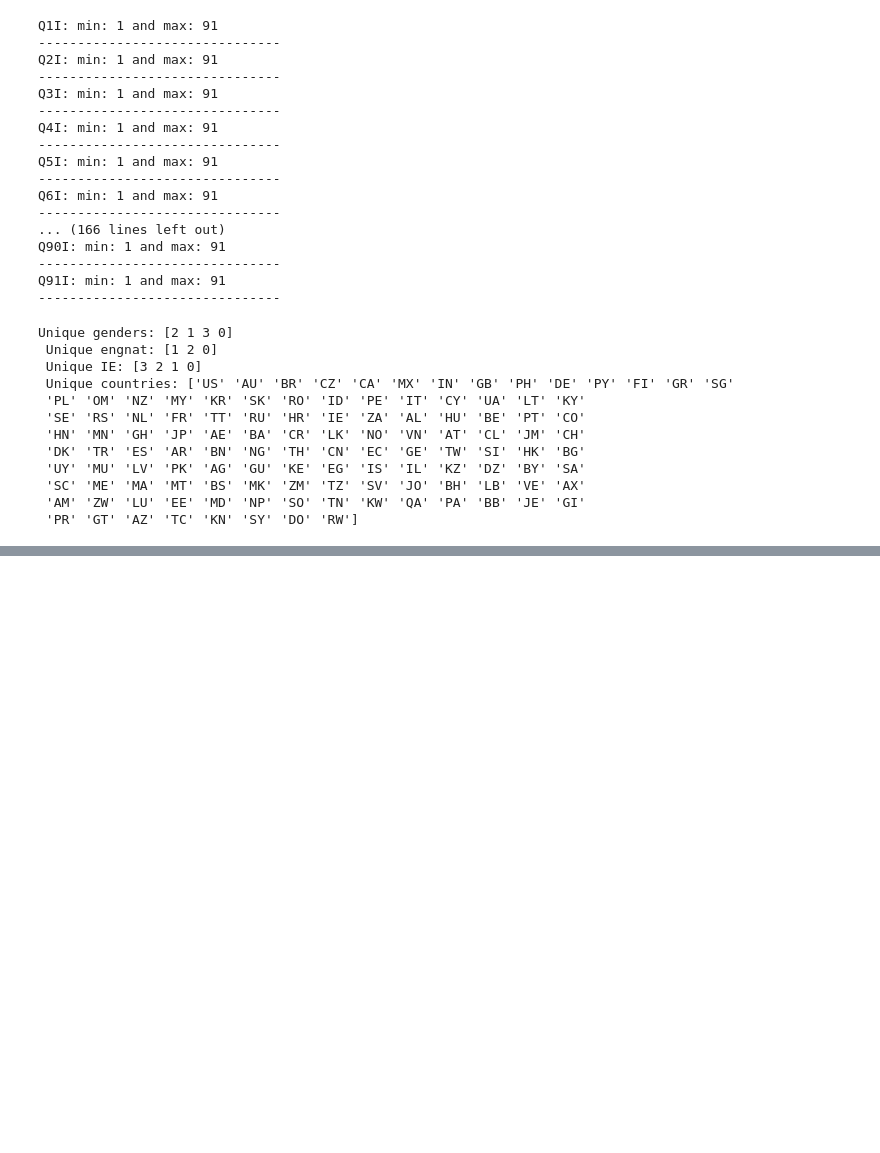
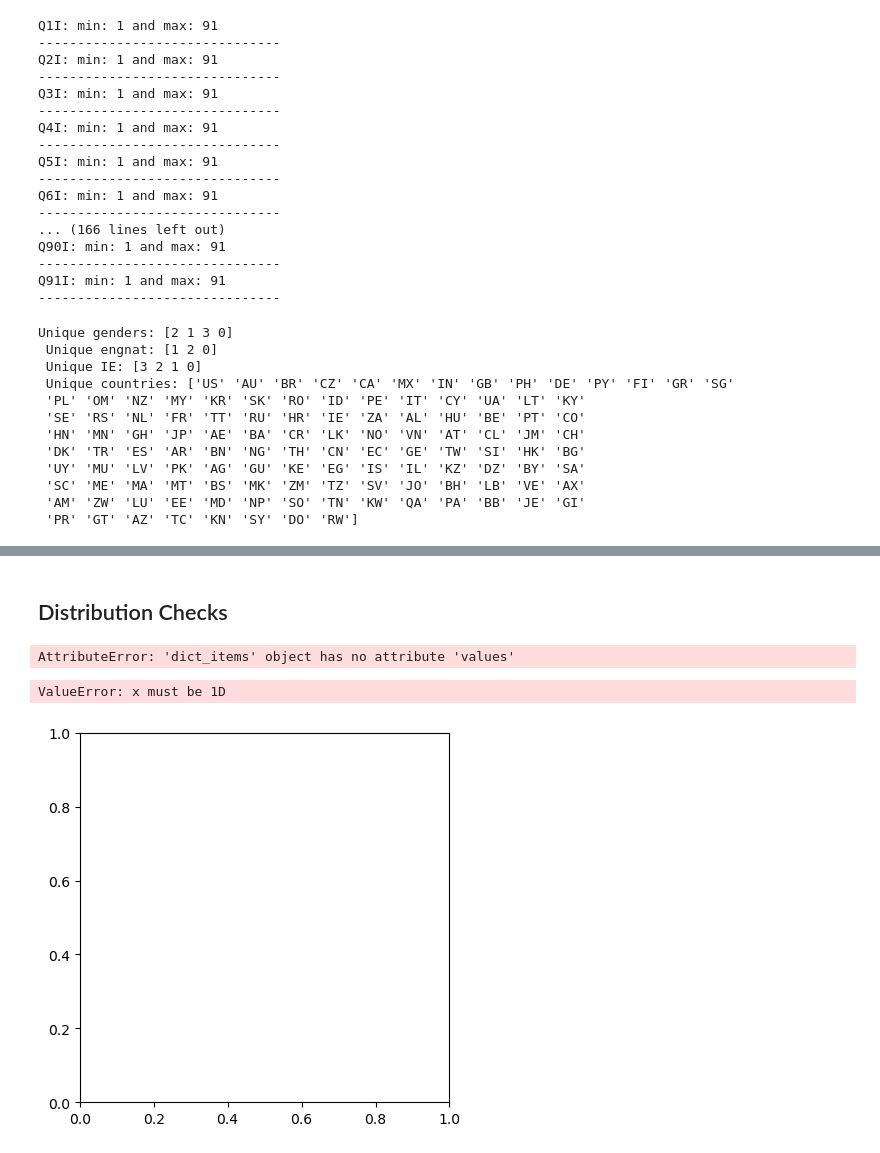
Before and after one commit to mohona-roy/introversion-extraversion-classification, a Jupyter notebook: Code.ipynb, the cells around one changed output, grey strips where cells are left out. Cells and saved outputs as stored; diff of their text form; code cells hidden in the pictures; blank space fills up the shorter version.

```diff
--- a/Code.ipynb
+++ b/Code.ipynb
@@ -318,0 +319,16 @@ metadata.head()
+# %% [markdown]
+## Distribution Checks
+# %%
+categories = {'1': 0, '2': 0, '3': 0}
+for key in data['IE']:
+    key = str(key)
+    categories[key] += 1
+# %%
+print(categories.values())
+# %% [output]
+AttributeError: 'dict_items' object has no attribute 'values'
+# %%
+plt.pie(categories)
+# %% [output]
+ValueError: x must be 1D
+[figure, added]
```
Also changed, not shown: parts of 24 cells of this notebook.
